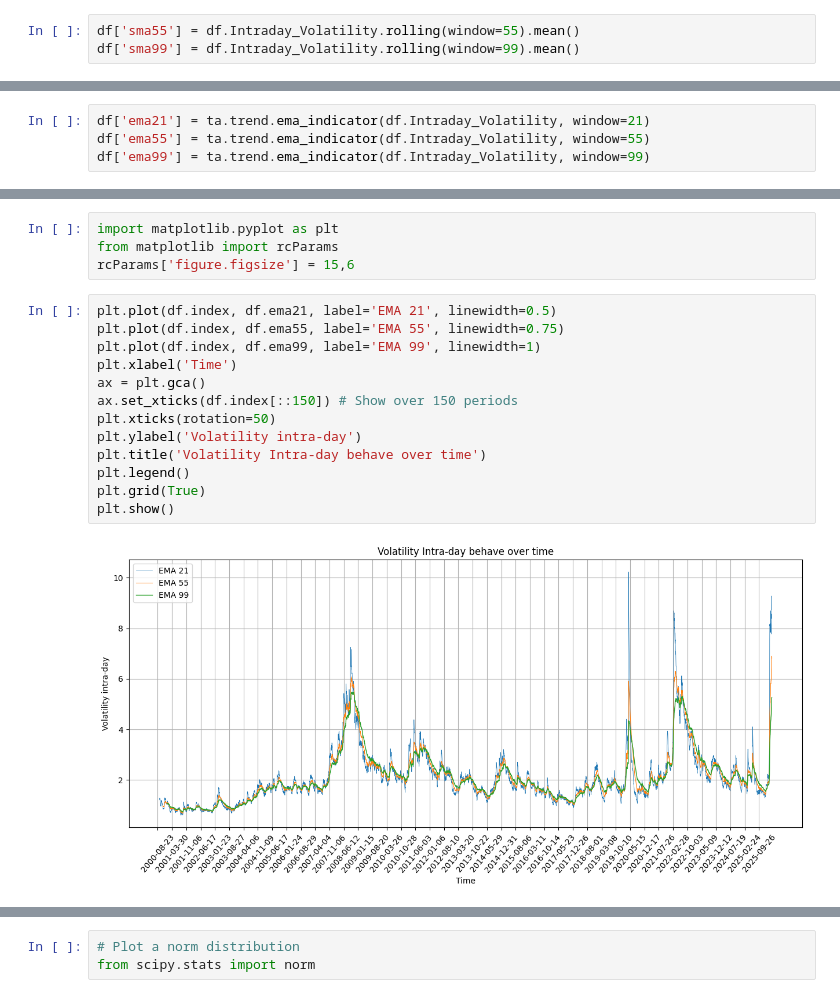
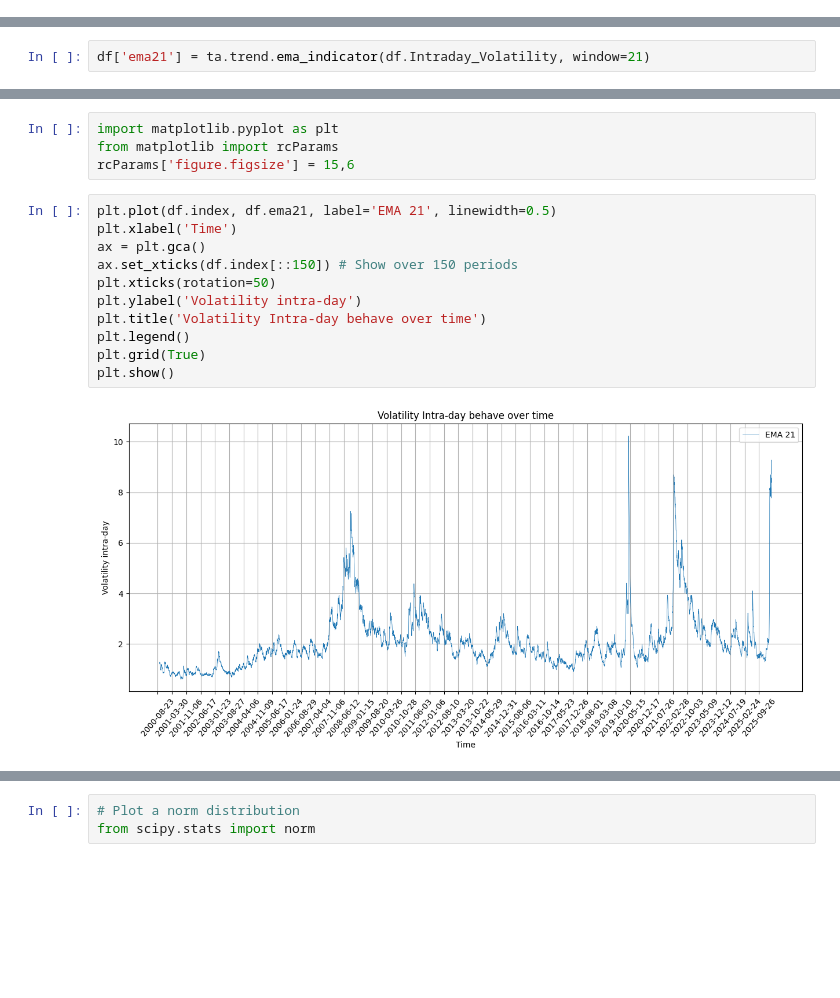
Before and after one commit to christiantommasi/public_tommasi_portfolio, a Jupyter notebook: 2_oil_crude_data_price/1_oil_crude.ipynb, the cells around one changed output, grey strips where cells are left out. Drawn from its saved outputs; the diff is of its cells as text; blank space fills up the shorter version.

```diff
--- a/2_oil_crude_data_price/1_oil_crude.ipynb
+++ b/2_oil_crude_data_price/1_oil_crude.ipynb
@@ -143,9 +143,6 @@ df
 | 2026-04-09 | 96.78 | 102.70 | 95.25 | 97.87 | 427201 | 3.66 | 7.45 | 8.686667 |
 | 2026-04-10 | 98.23 | 100.42 | 95.51 | 96.57 | 281940 | -1.33 | 4.91 | 8.577619 |
 6435 rows × 8 columns
-# %%
-df['sma55'] = df.Intraday_Volatility.rolling(window=55).mean()
-df['sma99'] = df.Intraday_Volatility.rolling(window=99).mean()
 # %%
 import ta
 # %%
@@ -189,4 +169,2 @@ df
 # %%
 df['ema21'] = ta.trend.ema_indicator(df.Intraday_Volatility, window=21)
-df['ema55'] = ta.trend.ema_indicator(df.Intraday_Volatility, window=55)
-df['ema99'] = ta.trend.ema_indicator(df.Intraday_Volatility, window=99)
@@ -224,19 +185,17 @@ from matplotlib import rcParams
 rcParams['figure.figsize'] = 15,6
 # %%
 plt.plot(df.index, df.ema21, label='EMA 21', linewidth=0.5)
-plt.plot(df.index, df.ema55, label='EMA 55', linewidth=0.75)
-plt.plot(df.index, df.ema99, label='EMA 99', linewidth=1)
 plt.xlabel('Time')
 ax = plt.gca()
 ax.set_xticks(df.index[::150]) # Show over 150 periods
 plt.xticks(rotation=50)
 plt.ylabel('Volatility intra-day')
 plt.title('Volatility Intra-day behave over time')
 plt.legend()
 plt.grid(True)
 plt.show()
 # %% [output]
-[figure, old version]
+[figure, new version]
 # %%
 df.describe()
 # %% [output]
```
Also changed, not shown: parts of 82 cells of this notebook.
